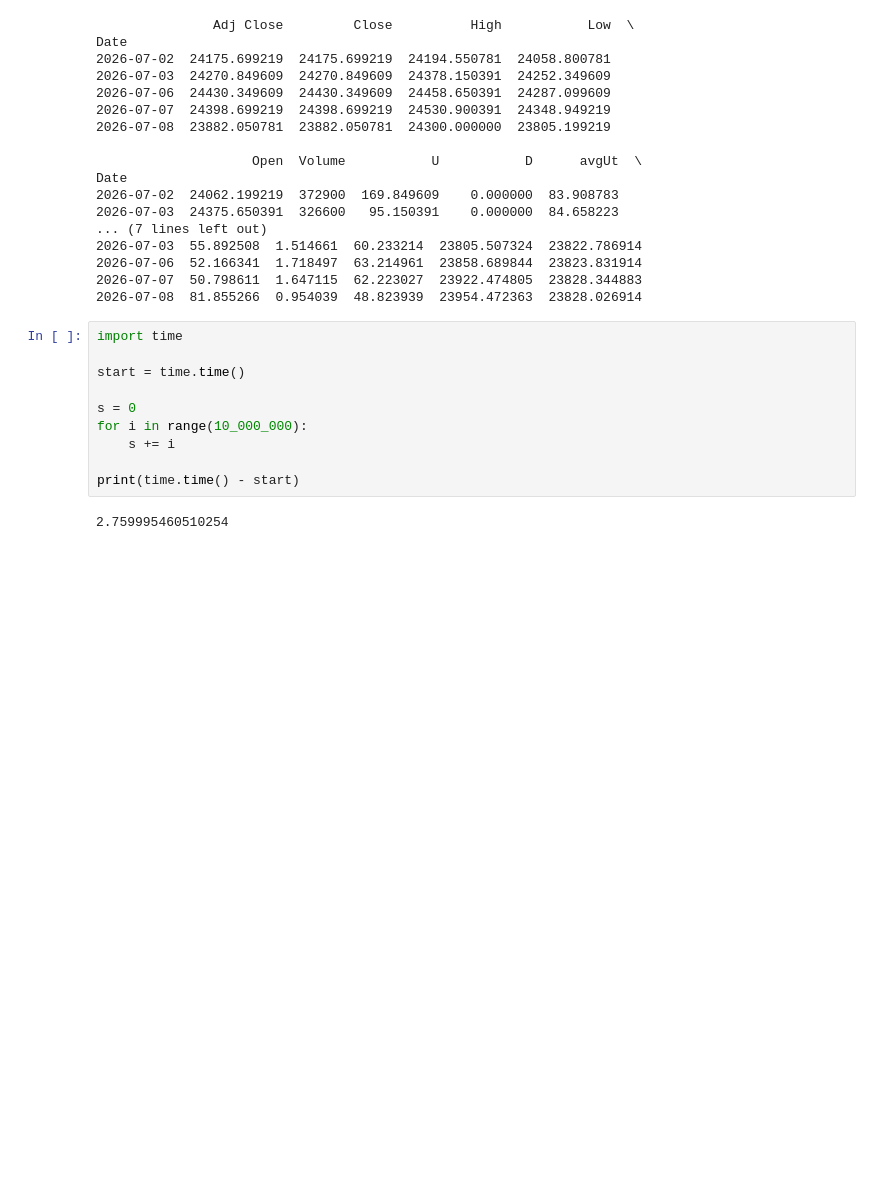
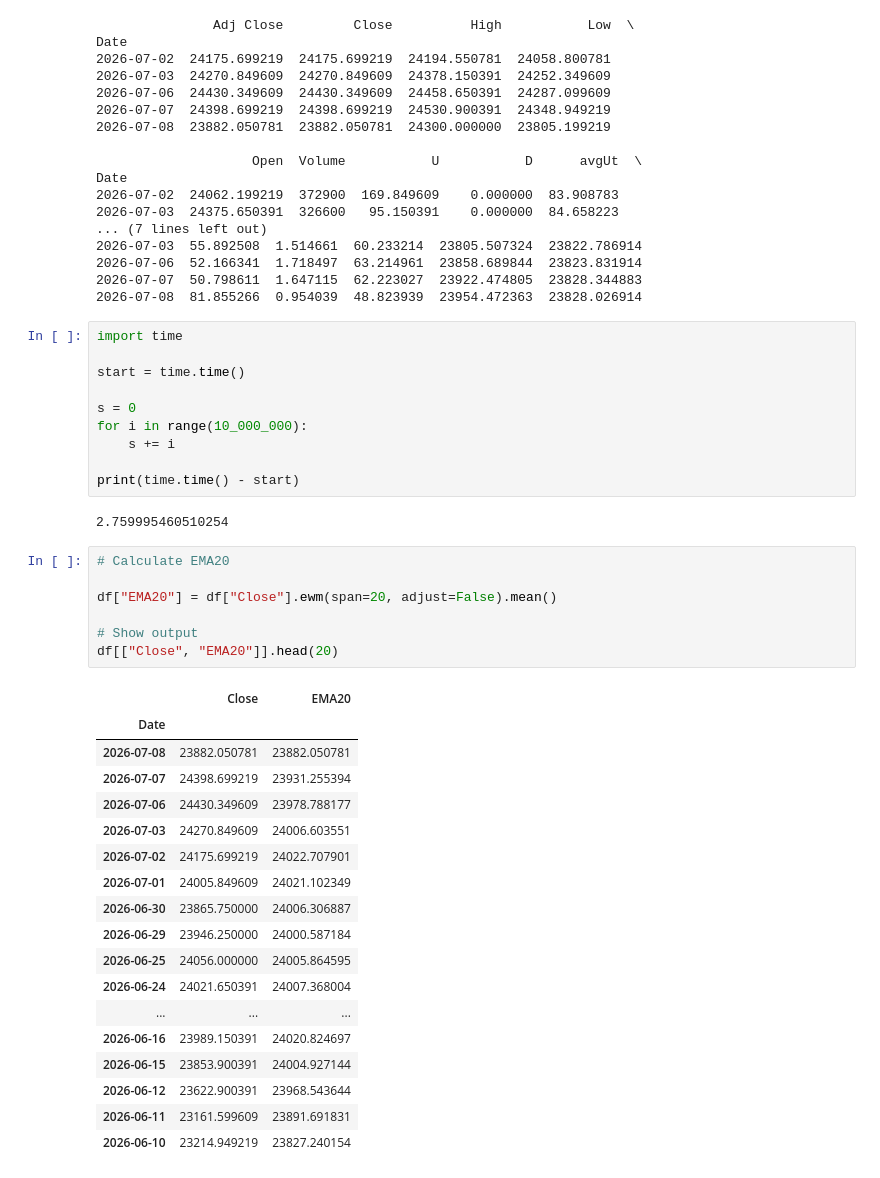
Before and after one commit to avnig309-dotcom/StockPricePrediction_project, a Jupyter notebook: stock_prediciton_editing_dataset.ipynb, the cells around one changed output. Drawn from its saved outputs; the diff is of its cells as text; blank space fills up the shorter version.

```diff
--- a/stock_prediciton_editing_dataset.ipynb
+++ b/stock_prediciton_editing_dataset.ipynb
@@ -423,3 +423,29 @@ for i in range(10_000_000):
 print(time.time() - start)
 # %% [output]
 2.759995460510254
+# %%
+# Calculate EMA20
+
+df["EMA20"] = df["Close"].ewm(span=20, adjust=False).mean()
+
+# Show output
+df[["Close", "EMA20"]].head(20)
+# %% [output]
+|  | Close | EMA20 |
+| Date |  |  |
+| 2026-07-08 | 23882.050781 | 23882.050781 |
+| 2026-07-07 | 24398.699219 | 23931.255394 |
+| 2026-07-06 | 24430.349609 | 23978.788177 |
+| 2026-07-03 | 24270.849609 | 24006.603551 |
+| 2026-07-02 | 24175.699219 | 24022.707901 |
+| 2026-07-01 | 24005.849609 | 24021.102349 |
+| 2026-06-30 | 23865.750000 | 24006.306887 |
+| 2026-06-29 | 23946.250000 | 24000.587184 |
+| 2026-06-25 | 24056.000000 | 24005.864595 |
+| 2026-06-24 | 24021.650391 | 24007.368004 |
+| ... | ... | ... |
+| 2026-06-16 | 23989.150391 | 24020.824697 |
+| 2026-06-15 | 23853.900391 | 24004.927144 |
+| 2026-06-12 | 23622.900391 | 23968.543644 |
+| 2026-06-11 | 23161.599609 | 23891.691831 |
+| 2026-06-10 | 23214.949219 | 23827.240154 |
```
Also changed, not shown: parts of 3 cells of this notebook.
